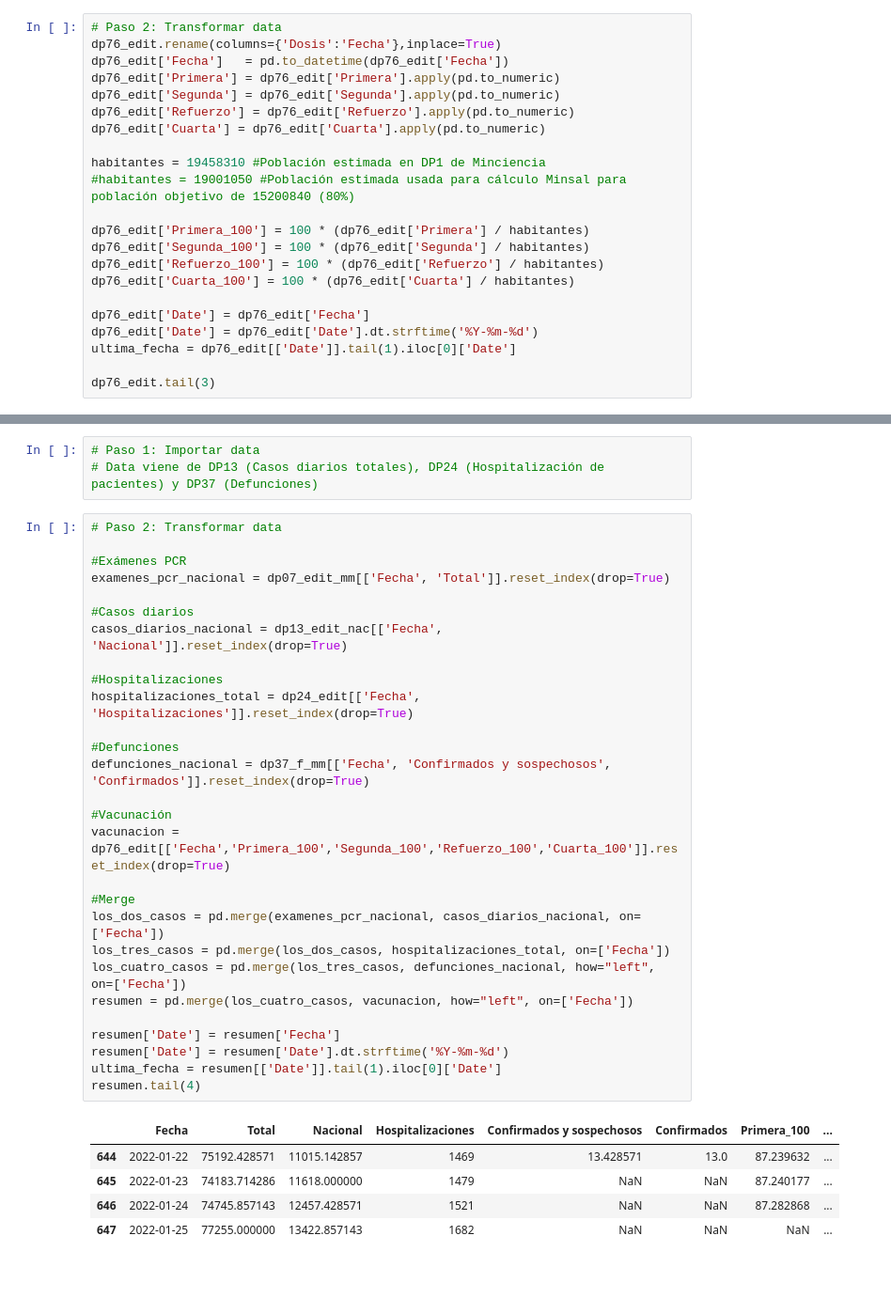
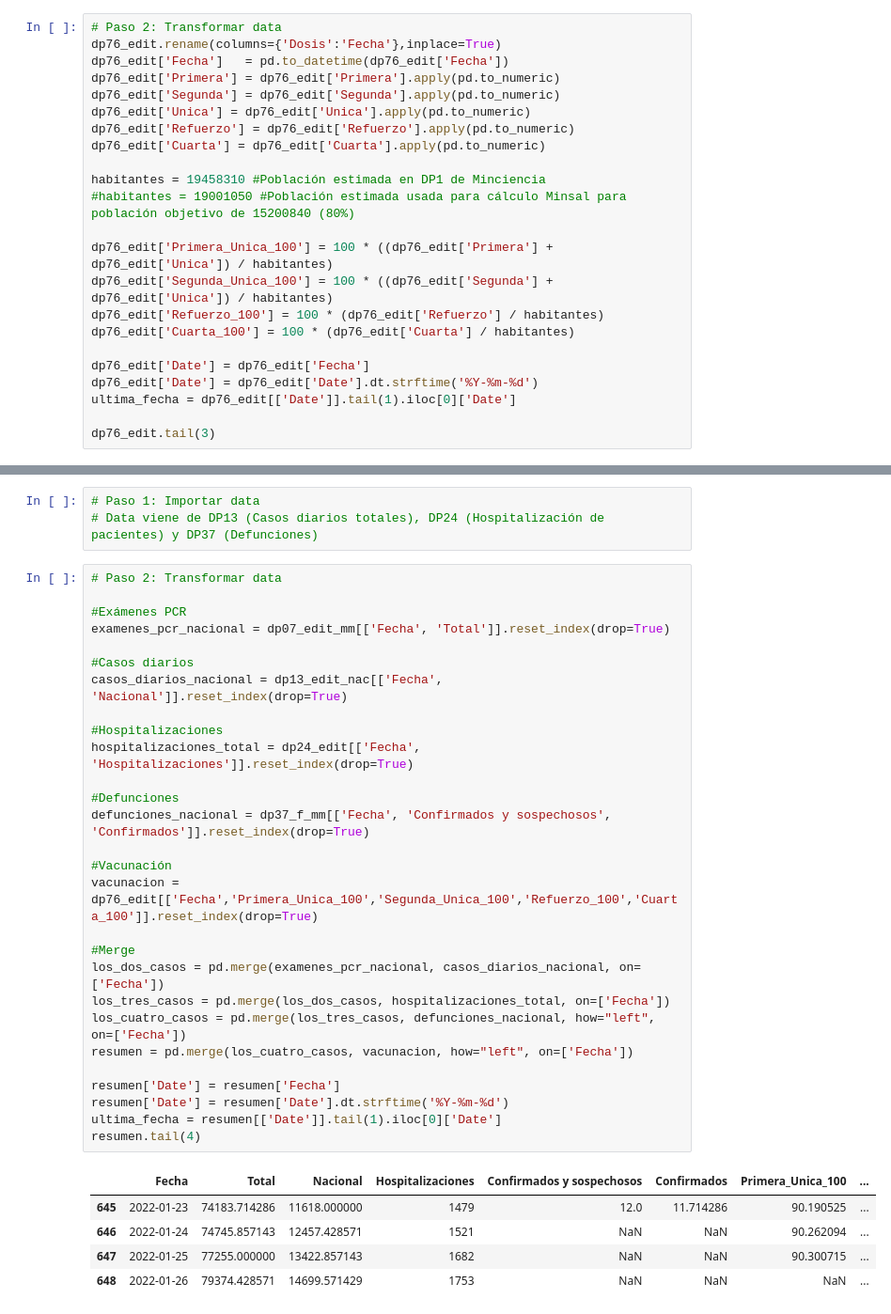
Before and after one commit to jccarvajal/covid19chile, a Jupyter notebook: Covid_19_Chile.ipynb, the cells around one changed output, grey strips where cells are left out. Shown at 94% size. Saved outputs shown, nothing was run; the diff lists cells and outputs as text; blank space fills up the shorter version.

```diff
--- a/Covid_19_Chile.ipynb
+++ b/Covid_19_Chile.ipynb
@@ -777,14 +777,15 @@ dp76_edit.rename(columns={'Dosis':'Fecha'},inplace=True)
 dp76_edit['Fecha']   = pd.to_datetime(dp76_edit['Fecha'])
 dp76_edit['Primera'] = dp76_edit['Primera'].apply(pd.to_numeric)
 dp76_edit['Segunda'] = dp76_edit['Segunda'].apply(pd.to_numeric)
+dp76_edit['Unica'] = dp76_edit['Unica'].apply(pd.to_numeric)
 dp76_edit['Refuerzo'] = dp76_edit['Refuerzo'].apply(pd.to_numeric)
 dp76_edit['Cuarta'] = dp76_edit['Cuarta'].apply(pd.to_numeric)
 
 habitantes = 19458310 #Población estimada en DP1 de Minciencia
 #habitantes = 19001050 #Población estimada usada para cálculo Minsal para población objetivo de 15200840 (80%)
 
-dp76_edit['Primera_100'] = 100 * (dp76_edit['Primera'] / habitantes)
-dp76_edit['Segunda_100'] = 100 * (dp76_edit['Segunda'] / habitantes)
+dp76_edit['Primera_Unica_100'] = 100 * ((dp76_edit['Primera'] + dp76_edit['Unica']) / habitantes)
+dp76_edit['Segunda_Unica_100'] = 100 * ((dp76_edit['Segunda'] + dp76_edit['Unica']) / habitantes)
 dp76_edit['Refuerzo_100'] = 100 * (dp76_edit['Refuerzo'] / habitantes)
 dp76_edit['Cuarta_100'] = 100 * (dp76_edit['Cuarta'] / habitantes)
 
@@ -824,37 +825,37 @@ plt.show()
 # %%
 # Paso 2: Transformar data
 
 #Exámenes PCR
 examenes_pcr_nacional = dp07_edit_mm[['Fecha', 'Total']].reset_index(drop=True)
 
 #Casos diarios
 casos_diarios_nacional = dp13_edit_nac[['Fecha', 'Nacional']].reset_index(drop=True)
 
 #Hospitalizaciones
 hospitalizaciones_total = dp24_edit[['Fecha', 'Hospitalizaciones']].reset_index(drop=True)
 
 #Defunciones
 defunciones_nacional = dp37_f_mm[['Fecha', 'Confirmados y sospechosos', 'Confirmados']].reset_index(drop=True)
 
 #Vacunación
-vacunacion = dp76_edit[['Fecha','Primera_100','Segunda_100','Refuerzo_100','Cuarta_100']].reset_index(drop=True)
+vacunacion = dp76_edit[['Fecha','Primera_Unica_100','Segunda_Unica_100','Refuerzo_100','Cuarta_100']].reset_index(drop=True)
 
 #Merge
 los_dos_casos = pd.merge(examenes_pcr_nacional, casos_diarios_nacional, on=['Fecha'])
 los_tres_casos = pd.merge(los_dos_casos, hospitalizaciones_total, on=['Fecha'])
 los_cuatro_casos = pd.merge(los_tres_casos, defunciones_nacional, how="left", on=['Fecha'])
 resumen = pd.merge(los_cuatro_casos, vacunacion, how="left", on=['Fecha'])
 
 resumen['Date'] = resumen['Fecha']
 resumen['Date'] = resumen['Date'].dt.strftime('%Y-%m-%d')
 ultima_fecha = resumen[['Date']].tail(1).iloc[0]['Date']
 resumen.tail(4)
 # %% [output]
-|  | Fecha | Total | Nacional | Hospitalizaciones | Confirmados y sospechosos | Confirmados | Primera_100 | ... |
-| 644 | 2022-01-22 | 75192.428571 | 11015.142857 | 1469 | 13.428571 | 13.0 | 87.239632 | ... |
-| 645 | 2022-01-23 | 74183.714286 | 11618.000000 | 1479 | NaN | NaN | 87.240177 | ... |
-| 646 | 2022-01-24 | 74745.857143 | 12457.428571 | 1521 | NaN | NaN | 87.282868 | ... |
-| 647 | 2022-01-25 | 77255.000000 | 13422.857143 | 1682 | NaN | NaN | NaN | ... |
+|  | Fecha | Total | Nacional | Hospitalizaciones | Confirmados y sospechosos | Confirmados | Primera_Unica_100 | ... |
+| 645 | 2022-01-23 | 74183.714286 | 11618.000000 | 1479 | 12.0 | 11.714286 | 90.190525 | ... |
+| 646 | 2022-01-24 | 74745.857143 | 12457.428571 | 1521 | NaN | NaN | 90.262094 | ... |
+| 647 | 2022-01-25 | 77255.000000 | 13422.857143 | 1682 | NaN | NaN | 90.300715 | ... |
+| 648 | 2022-01-26 | 79374.428571 | 14699.571429 | 1753 | NaN | NaN | NaN | ... |
 # %%
 # Paso 3: Visualizar data
 plt.style.use('ggplot')
```
Also changed, not shown: parts of 22 cells of this notebook.
